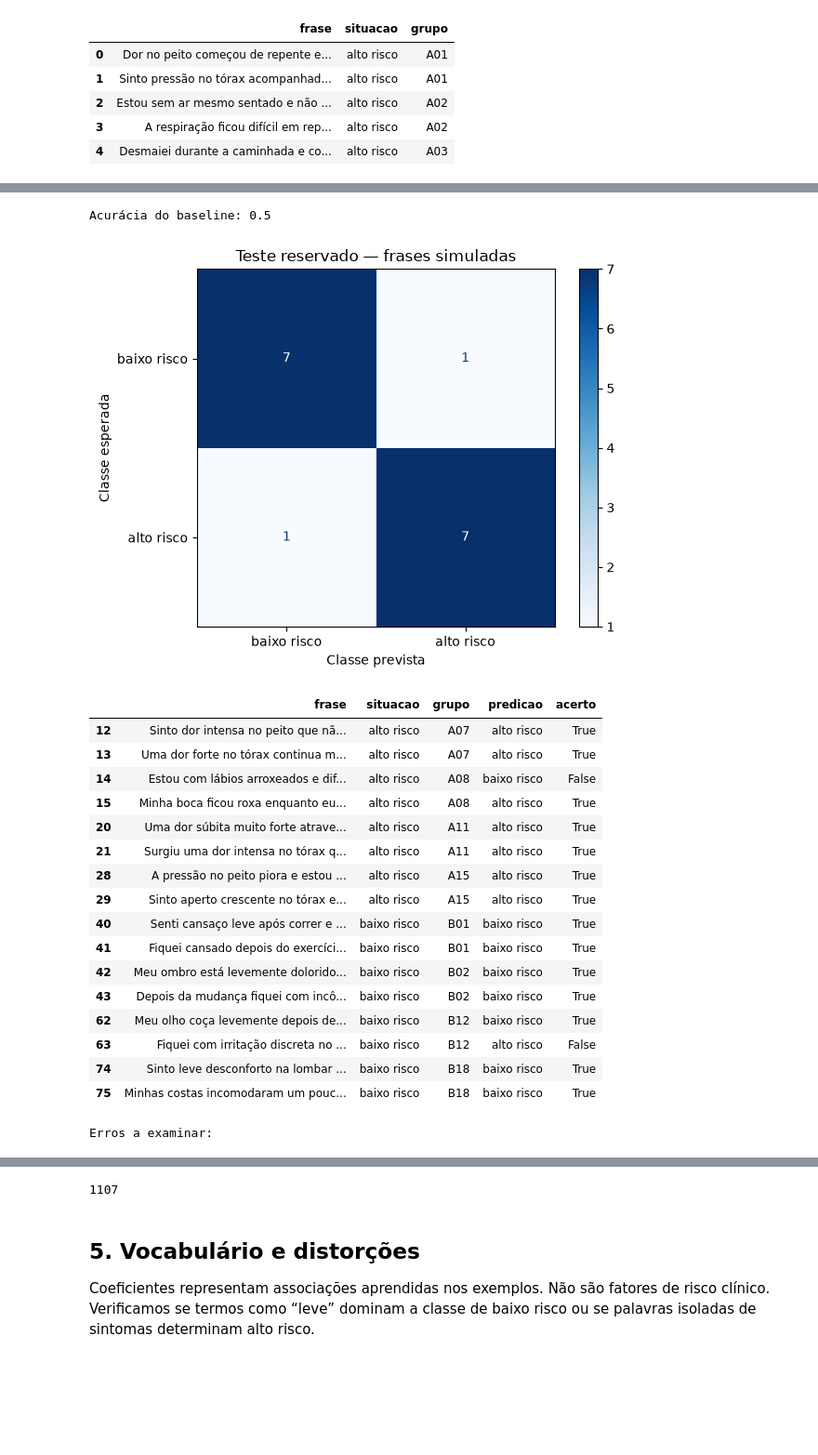
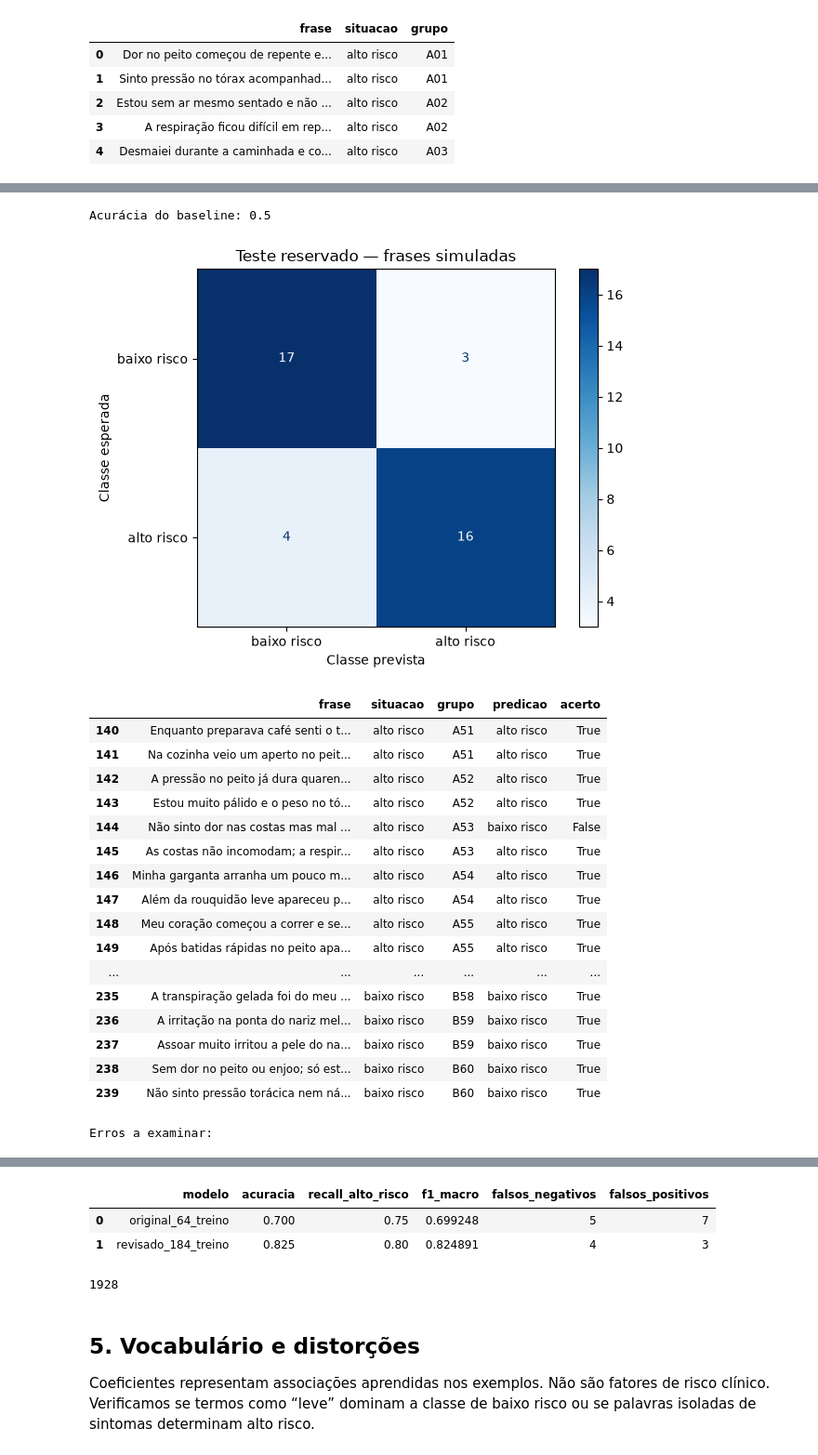
Before and after one commit to marcus-vlgarcia/cardioia-fase1, a Jupyter notebook: fase2/notebooks/classificador_risco.ipynb, the cells around one changed output, grey strips where cells are left out. Shown at 93% size. Saved outputs shown, nothing was run; the diff lists cells and outputs as text; code cells hidden in the pictures; blank space fills up the shorter version.

Commit message:
Amplia base textual e compara classificadores com teste reservado

```diff
--- a/fase2/notebooks/classificador_risco.ipynb
+++ b/fase2/notebooks/classificador_risco.ipynb
@@ -70,13 +70,15 @@ A separação por grupo reduz vazamento por paráfrases conhecidas. Expressões
 # %%
-grupos = dados[["grupo", "situacao"]].drop_duplicates()
-g_treino, g_teste = train_test_split(grupos.grupo, test_size=0.2,
-                                   random_state=SEED, stratify=grupos.situacao)
-treino = dados[dados.grupo.isin(g_treino)].copy()
-teste = dados[dados.grupo.isin(g_teste)].copy()
+particoes = pd.read_csv(RAIZ / "fase2/data/particoes.csv")
+assert not particoes.grupo.duplicated().any()
+assert set(particoes.grupo) == set(dados.grupo)
+dados = dados.merge(particoes, on="grupo", validate="many_to_one")
+treino = dados[dados.conjunto == "treino"].copy()
+teste = dados[dados.conjunto == "teste"].copy()
+regressao = dados[dados.conjunto == "regressao"].copy()
 assert set(treino.grupo).isdisjoint(teste.grupo)
-assert set(treino.frase).isdisjoint(teste.frase)
-display(pd.crosstab(dados.situacao, np.where(dados.grupo.isin(g_treino), "treino", "teste")))
-divisao = dados[["frase", "situacao", "grupo"]].copy()
-divisao["conjunto"] = np.where(dados.grupo.isin(g_treino), "treino", "teste")
-divisao.to_csv(SAIDA / "divisao_dados.csv", index=False)
+assert set(treino.grupo).isdisjoint(regressao.grupo)
+assert set(teste.grupo).isdisjoint(regressao.grupo)
+assert (len(treino), len(teste), len(regressao)) == (184, 40, 16)
+display(pd.crosstab(dados.situacao, dados.conjunto))
+dados[["frase", "situacao", "grupo", "conjunto"]].to_csv(SAIDA / "divisao_dados.csv", index=False)
 # %% [output]
@@ -149,5 +166,24 @@ metricas = {"seed": SEED, "n_treino": len(treino), "n_teste": len(teste),
             "python": platform.python_version(), "sklearn": sklearn.__version__,
             "numpy": np.__version__, "pandas": pd.__version__}
 (SAIDA / "metricas.json").write_text(json.dumps(metricas, ensure_ascii=False, indent=2), encoding="utf-8")
+comparacao = []
+for nome, estimador in [("original_64_treino", modelo_anterior), ("revisado_184_treino", modelo)]:
+    previsto = estimador.predict(teste.frase)
+    r = classification_report(teste.situacao, previsto, output_dict=True, zero_division=0)
+    m = confusion_matrix(teste.situacao, previsto, labels=CLASSES)
+    comparacao.append({"modelo": nome, "acuracia": r["accuracy"],
+        "recall_alto_risco": r["alto risco"]["recall"], "f1_macro": r["macro avg"]["f1-score"],
+        "falsos_negativos": int(m[1, 0]), "falsos_positivos": int(m[0, 1])})
+display(pd.DataFrame(comparacao))
+pd.DataFrame(comparacao).to_csv(SAIDA / "comparacao_modelos.csv", index=False)
+regressao = regressao.copy()
+regressao["predicao"] = modelo.predict(regressao.frase)
+regressao["acerto"] = regressao.situacao == regressao.predicao
+regressao.to_csv(SAIDA / "predicoes_regressao.csv", index=False)
+metricas.update({"n_regressao": len(regressao), "melhores_parametros": busca.best_params_,
+    "comparacao_mesmo_teste": comparacao,
+    "regressao_acuracia": float(regressao.acerto.mean()),
+    "sha256_particoes": hashlib.sha256((RAIZ / "fase2/data/particoes.csv").read_bytes()).hexdigest()})
+(SAIDA / "metricas.json").write_text(json.dumps(metricas, ensure_ascii=False, indent=2), encoding="utf-8")
 # %% [output]
 |  | precision | recall | f1-score | support |
@@ -159,21 +195,21 @@ metricas = {"seed": SEED, "n_treino": len(treino), "n_teste": len(teste),
 Acurácia do baseline: 0.5
-[figure, old version]
+[figure, new version]
 |  | frase | situacao | grupo | predicao | acerto |
-| 12 | Sinto dor intensa no peito que nã... | alto risco | A07 | alto risco | True |
-| 13 | Uma dor forte no tórax continua m... | alto risco | A07 | alto risco | True |
-| 14 | Estou com lábios arroxeados e dif... | alto risco | A08 | baixo risco | False |
-| 15 | Minha boca ficou roxa enquanto eu... | alto risco | A08 | alto risco | True |
-| 20 | Uma dor súbita muito forte atrave... | alto risco | A11 | alto risco | True |
-| 21 | Surgiu uma dor intensa no tórax q... | alto risco | A11 | alto risco | True |
-| 28 | A pressão no peito piora e estou ... | alto risco | A15 | alto risco | True |
-| 29 | Sinto aperto crescente no tórax e... | alto risco | A15 | alto risco | True |
-| 40 | Senti cansaço leve após correr e ... | baixo risco | B01 | baixo risco | True |
-| 41 | Fiquei cansado depois do exercíci... | baixo risco | B01 | baixo risco | True |
-| 42 | Meu ombro está levemente dolorido... | baixo risco | B02 | baixo risco | True |
-| 43 | Depois da mudança fiquei com incô... | baixo risco | B02 | baixo risco | True |
-| 62 | Meu olho coça levemente depois de... | baixo risco | B12 | baixo risco | True |
-| 63 | Fiquei com irritação discreta no ... | baixo risco | B12 | alto risco | False |
-| 74 | Sinto leve desconforto na lombar ... | baixo risco | B18 | baixo risco | True |
-| 75 | Minhas costas incomodaram um pouc... | baixo risco | B18 | baixo risco | True |
+| 140 | Enquanto preparava café senti o t... | alto risco | A51 | alto risco | True |
+| 141 | Na cozinha veio um aperto no peit... | alto risco | A51 | alto risco | True |
+| 142 | A pressão no peito já dura quaren... | alto risco | A52 | alto risco | True |
+| 143 | Estou muito pálido e o peso no tó... | alto risco | A52 | alto risco | True |
+| 144 | Não sinto dor nas costas mas mal ... | alto risco | A53 | baixo risco | False |
+| 145 | As costas não incomodam; a respir... | alto risco | A53 | alto risco | True |
+| 146 | Minha garganta arranha um pouco m... | alto risco | A54 | alto risco | True |
+| 147 | Além da rouquidão leve apareceu p... | alto risco | A54 | alto risco | True |
+| 148 | Meu coração começou a correr e se... | alto risco | A55 | alto risco | True |
+| 149 | Após batidas rápidas no peito apa... | alto risco | A55 | alto risco | True |
+| ... | ... | ... | ... | ... | ... |
+| 235 | A transpiração gelada foi do meu ... | baixo risco | B58 | baixo risco | True |
+| 236 | A irritação na ponta do nariz mel... | baixo risco | B59 | baixo risco | True |
+| 237 | Assoar muito irritou a pele do na... | baixo risco | B59 | baixo risco | True |
+| 238 | Sem dor no peito ou enjoo; só est... | baixo risco | B60 | baixo risco | True |
+| 239 | Não sinto pressão torácica nem ná... | baixo risco | B60 | baixo risco | True |
 Erros a examinar:
 |  | frase | situacao | grupo | predicao | acerto |
@@ -182,4 +223,7 @@ Erros a examinar:
+|  | modelo | acuracia | recall_alto_risco | f1_macro | falsos_negativos | falsos_positivos |
+| 0 | original_64_treino | 0.700 | 0.75 | 0.699248 | 5 | 7 |
+| 1 | revisado_184_treino | 0.825 | 0.80 | 0.824891 | 4 | 3 |
-1107
+1928
 # %% [markdown]
 ## 5. Vocabulário e distorções
 
```
Also changed, not shown: parts of 13 cells of this notebook, 15 other files.
